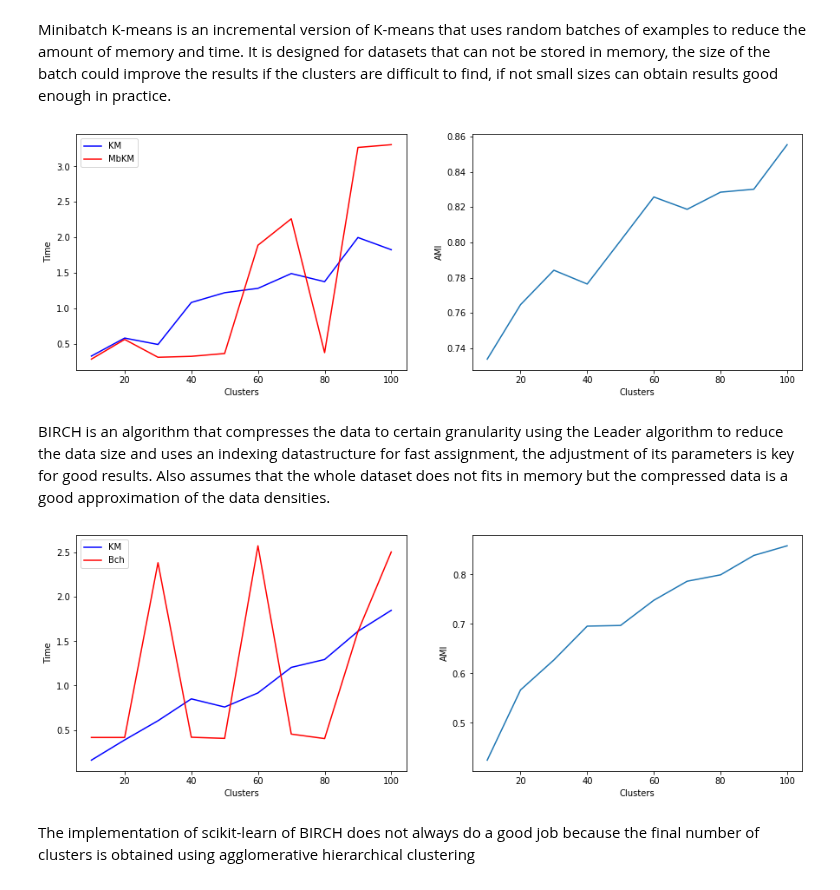
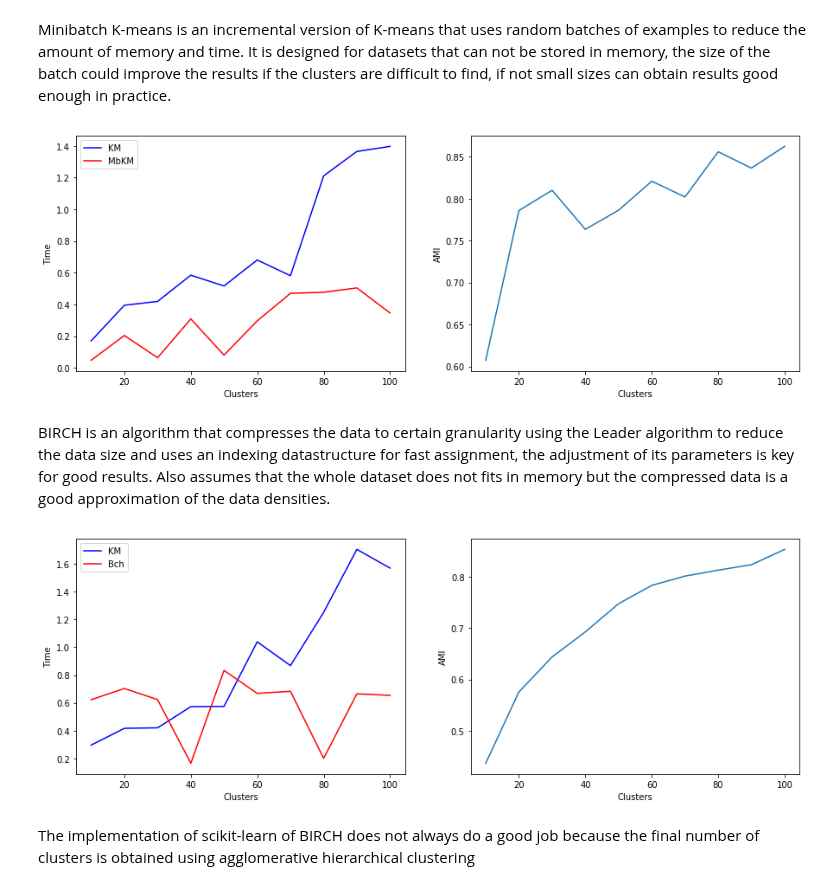
Before and after one commit to bejar/URLNotebooks, a Jupyter notebook: Notebooks/Non interactive/11ClusteringDM.ipynb, the cells around one changed output. Cells and saved outputs as stored; diff of their text form; code cells hidden in the pictures.

```diff
--- a/Notebooks/Non interactive/11ClusteringDM.ipynb
+++ b/Notebooks/Non interactive/11ClusteringDM.ipynb
@@ -41,50 +41,64 @@ Minibatch K-means is an incremental version of K-means that uses random batches
 # %%
 ltimes = []
 ltimeskm = []
 agree = []
+mblb = []
+kmlb = []
+
 for nc in range(10, 101, 10):
-    mbkm = MiniBatchKMeans(n_clusters=nc, batch_size=100, n_init=1, max_iter=5000)
+    mbkm = MiniBatchKMeans(n_clusters=nc, batch_size=500, n_init=1, max_iter=5000)
     itime = time.perf_counter()
-    mbkmlabels = mbkm.fit_predict(citypos)
+    mblb.append(mbkm.fit_predict(citypos))
     etime = time.perf_counter()
     ltimes.append(etime-itime)
+
+for nc in range(10, 101, 10):
     km = KMeans(n_clusters=nc, n_init=1)
     itime = time.perf_counter()
-    kmlabels = km.fit_predict(citypos)
+    kmlb.append(km.fit_predict(citypos))
     etime = time.perf_counter()
     ltimeskm.append(etime-itime)
+
+for mbkmlabels, kmlabels in zip(mblb,kmlb):
     agree.append(adjusted_mutual_info_score(mbkmlabels, kmlabels))
 
 fig = plt.figure(figsize=(15,5))
 ax = fig.add_subplot(121)
 plt.plot(range(10, 101, 10), ltimeskm, color='b', label='KM')
 plt.plot(range(10, 101, 10), ltimes, color='r', label='MbKM')
 plt.xlabel('Clusters')
 plt.ylabel('Time')
 plt.legend()
 ax = fig.add_subplot(122)
 plt.plot(range(10, 101, 10), agree)
 plt.xlabel('Clusters')
 plt.ylabel('AMI');
 # %% [output]
-[figure, old version]
+[figure, new version]
 # %% [markdown]
 BIRCH is an algorithm that compresses the data to certain granularity using the Leader algorithm to reduce the data size and uses an indexing datastructure for fast assignment, the adjustment of its parameters is key for good results. Also assumes that the whole dataset does not fits in memory but the compressed data is a good approximation of the data densities.
 # %%
 ltimes = []
 ltimeskm = []
 agree = []
+brlb = []
+kmlb = []
+
 for nc in range(10, 101, 10):
     birch = Birch(threshold=0.02, n_clusters=nc, branching_factor=100)
     itime = time.perf_counter()
-    birchlabels = mbkm.fit_predict(citypos)
+    brlb.append(mbkm.fit_predict(citypos))
     etime = time.perf_counter()
     ltimes.append(etime-itime)
+
+for nc in range(10, 101, 10):
     km = KMeans(n_clusters=nc, n_init=1)
     itime = time.perf_counter()
-    kmlabels = km.fit_predict(citypos)
+    kmlb.append(km.fit_predict(citypos))
     etime = time.perf_counter()
     ltimeskm.append(etime-itime)
+
+for birchlabels, kmlabels in zip(brlb,kmlb):
     agree.append(adjusted_mutual_info_score(birchlabels, kmlabels))
 
 fig = plt.figure(figsize=(15,5))
@@ -99,7 +113,7 @@ plt.plot(range(10, 101, 10), agree);
 plt.xlabel('Clusters')
 plt.ylabel('AMI');
 # %% [output]
-[figure, old version]
+[figure, new version]
 # %% [markdown]
 The implementation of scikit-learn of BIRCH does not always do a good job because the final number of clusters is obtained using agglomerative hierarchical clustering
 # %% [markdown]
```
Also changed, not shown: parts of 2 cells of this notebook, 4 other files.
